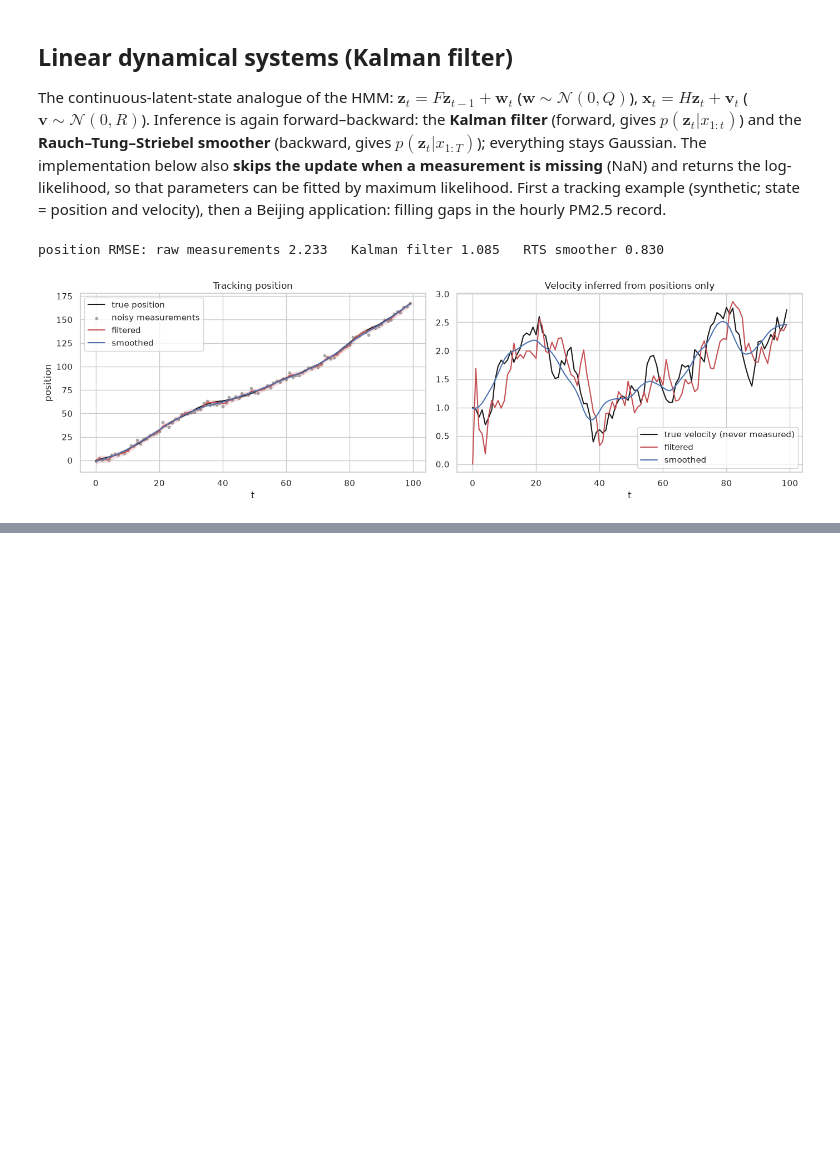
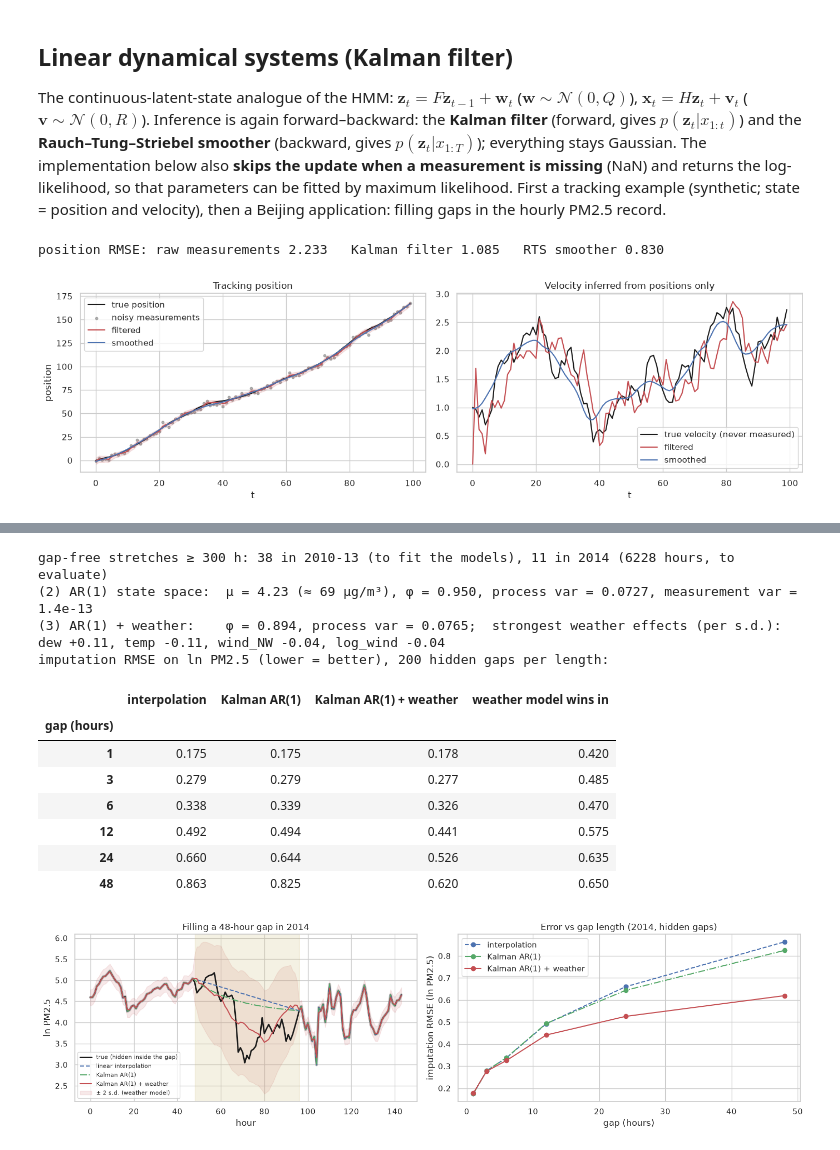
Before and after one commit to Cosmos-0118/ML-Pratice, a Jupyter notebook: Week_04_Hidden_Markov_Models.ipynb, the cells around one changed output, grey strips where cells are left out. Drawn from its saved outputs; the diff is of its cells as text; code cells hidden in the pictures; blank space fills up the shorter version.

```diff
--- a/Week_04_Hidden_Markov_Models.ipynb
+++ b/Week_04_Hidden_Markov_Models.ipynb
@@ -603,11 +780,12 @@ Inference is again forward–backward: the **Kalman filter** (forward, gives $p(
 The implementation below also **skips the update when a measurement is missing** (NaN) and returns the log-likelihood, so that parameters can be fitted by maximum likelihood.
 First a tracking example (synthetic; state = position and velocity), then a Beijing application: filling gaps in the hourly PM2.5 record.
 # %%
-def kalman(x, F, H, Q, R, m0, P0):
-    """Kalman filter + RTS smoother. x: (T, d_obs) with NaN rows = missing. Returns filtered/smoothed means & covariances and log-likelihood."""
+def kalman(x, F, H, Q, R, m0, P0, U=None):
+    """Kalman filter + RTS smoother. x: (T, d_obs) with NaN rows = missing; optional known inputs U: (T, d) added to the state prediction, z_t = F z_(t-1) + U_t + w_t.
+    Returns filtered/smoothed means & covariances and log-likelihood."""
     T, d = len(x), len(m0); mf, Pf, mp, Pp = np.zeros((T, d)), np.zeros((T, d, d)), np.zeros((T, d)), np.zeros((T, d, d)); m, P, ll = m0, P0, 0.0
     for t in range(T):
-        mp[t], Pp[t] = (F @ m, F @ P @ F.T + Q) if t > 0 else (m0, P0)                    # predict
+        mp[t], Pp[t] = (F @ m + (0 if U is None else U[t]), F @ P @ F.T + Q) if t > 0 else (m0, P0)                    # predict
         m, P = mp[t], Pp[t]
         if not np.any(np.isnan(x[t])):                                                    # update (skipped when the measurement is missing)
             S = H @ Pp[t] @ H.T + R; K = Pp[t] @ H.T @ np.linalg.inv(S); e = x[t] - H @ mp[t]
@@ -682,0 +823,65 @@ ML fit: μ = 4.44 (≈ 85 µg/m³), φ = 0.958, process var = 0.0558, measuremen
+# %%
+hr = bj.load_hourly(); yh = np.log(hr["pm25"].clip(lower=1)); okh = yh.notna(); gid2 = (okh != okh.shift()).cumsum()
+Wx = pd.DataFrame({"dew": hr.dew, "temp": hr.temp, "pres": hr.pres, "log_wind": np.log1p(hr.wind_speed)})
+for w_ in ["NE", "NW", "SE"]: Wx[f"wind_{w_}"] = (hr.wind_dir == w_).astype(float)
+Wx["s_sin"], Wx["s_cos"] = np.sin(2 * np.pi * hr.index.dayofyear / 365.25), np.cos(2 * np.pi * hr.index.dayofyear / 365.25)
+Wx["h_sin"], Wx["h_cos"] = np.sin(2 * np.pi * hr.index.hour / 24), np.cos(2 * np.pi * hr.index.hour / 24)
+gf = [r for _, r in yh[okh].groupby(gid2[okh]) if len(r) >= 300]                       # gap-free stretches of at least 300 hours
+g_tr = [r for r in gf if r.index[-1].year <= 2013]; g_te = [r for r in gf if r.index[0].year >= 2014]
+print(f"gap-free stretches ≥ 300 h: {len(g_tr)} in 2010-13 (to fit the models), {len(g_te)} in 2014 ({sum(map(len, g_te))} hours, to evaluate)")
+
+# (2) latent AR(1) + measurement noise: maximum likelihood with the Kalman filter (first 300 h of 6 training stretches)
+def nll(p):
+    mu, phi, q, r = p[0], np.tanh(p[1]), np.exp(p[2]), np.exp(p[3])
+    return -sum(kalman((r_.values[:300] - mu)[:, None], np.array([[phi]]), np.eye(1), np.array([[q]]), np.array([[r]]), np.zeros(1), np.array([[q / (1 - phi ** 2)]]))[-1] for r_ in g_tr[:6])
+fit = optimize.minimize(nll, [yh.mean(), 2.0, np.log(.05), np.log(.02)], method="Nelder-Mead", options=dict(maxiter=250))
+mu1, phi1, q1, r1 = fit.x[0], np.tanh(fit.x[1]), np.exp(fit.x[2]), np.exp(fit.x[3]); print(f"(2) AR(1) state space:  μ = {mu1:.2f} (≈ {np.exp(mu1):.0f} µg/m³), φ = {phi1:.3f}, process var = {q1:.4f}, measurement var = {r1:.2g}")
+
+# (3) AR(1) with weather inputs: with negligible measurement noise the maximum-likelihood coefficients are the least-squares fit of ln x_t on ln x_(t-1) and the weather at hour t
+Z = np.vstack([np.c_[r_.values[:-1], Wx.loc[r_.index[1:]].values] for r_ in g_tr]); yz = np.concatenate([r_.values[1:] for r_ in g_tr])
+wm, ws = Z[:, 1:].mean(0), Z[:, 1:].std(0); D = np.c_[np.ones(len(Z)), Z[:, 0], (Z[:, 1:] - wm) / ws]; coef = np.linalg.lstsq(D, yz, rcond=None)[0]
+phi2, q2, r2 = coef[1], np.var(yz - D @ coef), 1e-2                                       # r2: a small fixed sensor noise (≈ 10 % relative error)
+print(f"(3) AR(1) + weather:    φ = {phi2:.3f}, process var = {q2:.4f};  strongest weather effects (per s.d.): " + ", ".join(f"{n_} {c_:+.2f}" for n_, c_ in sorted(zip(Wx.columns, coef[2:]), key=lambda t: -abs(t[1]))[:4]))
+Id = np.eye(1)
+
+def fill(xm, idx, method):
+    """Fill NaNs of xm (ln PM2.5 on hourly index idx); returns the filled/smoothed series and, for the state-space models, its variance."""
+    if method == "interpolation": return pd.Series(xm).interpolate().values, None
+    if method == "Kalman AR(1)":
+        _, _, ms_, Ps_, _ = kalman((xm - mu1)[:, None], np.array([[phi1]]), Id, np.array([[q1]]), np.array([[r1 + 1e-9]]), np.zeros(1), np.array([[q1 / (1 - phi1 ** 2)]])); return ms_[:, 0] + mu1, Ps_[:, 0, 0]
+    u = (coef[0] + ((Wx.loc[idx].values - wm) / ws) @ coef[2:])[:, None]
+    _, _, ms_, Ps_, _ = kalman(xm[:, None], np.array([[phi2]]), Id, np.array([[q2]]), np.array([[r2]]), u[0] / (1 - phi2), np.array([[q2 / (1 - phi2 ** 2)]]), U=u); return ms_[:, 0], Ps_[:, 0, 0]
+
+METHODS = ["interpolation", "Kalman AR(1)", "Kalman AR(1) + weather"]; rng = np.random.default_rng(0); rows = []
+for L in [1, 3, 6, 12, 24, 48]:
+    err = {k: [] for k in METHODS}
+    for _ in range(200):                                                                    # hide L consecutive hours inside a random 2014 stretch (48 h of context on each side)
+        run = g_te[rng.integers(len(g_te))]; s0 = rng.integers(48, len(run) - 48 - L); seg = run.iloc[s0 - 48: s0 + L + 48]; xv = seg.values; xm = xv.copy(); xm[48:48 + L] = np.nan
+        for k in METHODS: err[k].append(np.mean((fill(xm, seg.index, k)[0][48:48 + L] - xv[48:48 + L]) ** 2))
+    rows.append({"gap (hours)": L, **{k: np.sqrt(np.mean(err[k])) for k in METHODS}, "weather model wins in": np.mean(np.array(err[METHODS[2]]) < np.array(err[METHODS[0]]))})
+imp = pd.DataFrame(rows).set_index("gap (hours)"); print("imputation RMSE on ln PM2.5 (lower = better), 200 hidden gaps per length:"); display(imp.round(3))
+
+# one 48-hour gap in 2014
+run = g_te[int(np.argmax([len(r_) for r_ in g_te]))]; s0 = 250; seg = run.iloc[s0 - 48: s0 + 96]; xv = seg.values; xm = xv.copy(); xm[48:96] = np.nan
+fills = {k: fill(xm, seg.index, k) for k in METHODS}
+fig, ax = plt.subplots(1, 2, figsize=(15, 4.3)); t_ = np.arange(len(xv))
+ax[0].plot(t_, xv, "k", lw=2, label="true (hidden inside the gap)"); ax[0].plot(t_[:48], xv[:48], c="gray", lw=4, alpha=.4); ax[0].plot(t_[96:], xv[96:], c="gray", lw=4, alpha=.4)
+ax[0].plot(t_, fills["interpolation"][0], "b--", label="linear interpolation"); ax[0].plot(t_, fills["Kalman AR(1)"][0], "g-.", label="Kalman AR(1)"); ax[0].plot(t_, fills[METHODS[2]][0], "r", label="Kalman AR(1) + weather")
+sdw = np.sqrt(fills[METHODS[2]][1]); ax[0].fill_between(t_, fills[METHODS[2]][0] - 2 * sdw, fills[METHODS[2]][0] + 2 * sdw, color="r", alpha=.12, label="± 2 s.d. (weather model)")
+ax[0].axvspan(48, 96, color="y", alpha=.2); ax[0].set(xlabel="hour", ylabel="ln PM2.5", title="Filling a 48-hour gap in 2014"); ax[0].legend(fontsize=8)
+imp[METHODS].plot(marker="o", ax=ax[1], color=["b", "g", "r"], style=["--", "-.", "-"]); ax[1].set(ylabel="imputation RMSE (ln PM2.5)", title="Error vs gap length (2014, hidden gaps)")
+plt.tight_layout(); plt.show()
+# %% [output]
+gap-free stretches ≥ 300 h: 38 in 2010-13 (to fit the models), 11 in 2014 (6228 hours, to evaluate)
+(2) AR(1) state space:  μ = 4.23 (≈ 69 µg/m³), φ = 0.950, process var = 0.0727, measurement var = 1.4e-13
+(3) AR(1) + weather:    φ = 0.894, process var = 0.0765;  strongest weather effects (per s.d.): dew +0.11, temp -0.11, wind_NW -0.04, log_wind -0.04
+imputation RMSE on ln PM2.5 (lower = better), 200 hidden gaps per length:
+|  | interpolation | Kalman AR(1) | Kalman AR(1) + weather | weather model wins in |
+| gap (hours) |  |  |  |  |
+| 1 | 0.175 | 0.175 | 0.178 | 0.420 |
+| 3 | 0.279 | 0.279 | 0.277 | 0.485 |
+| 6 | 0.338 | 0.339 | 0.326 | 0.470 |
+| 12 | 0.492 | 0.494 | 0.441 | 0.575 |
+| 24 | 0.660 | 0.644 | 0.526 | 0.635 |
+| 48 | 0.863 | 0.825 | 0.620 | 0.650 |
+[figure, added]
```
Also changed, not shown: parts of 17 cells of this notebook, 3 other files.
